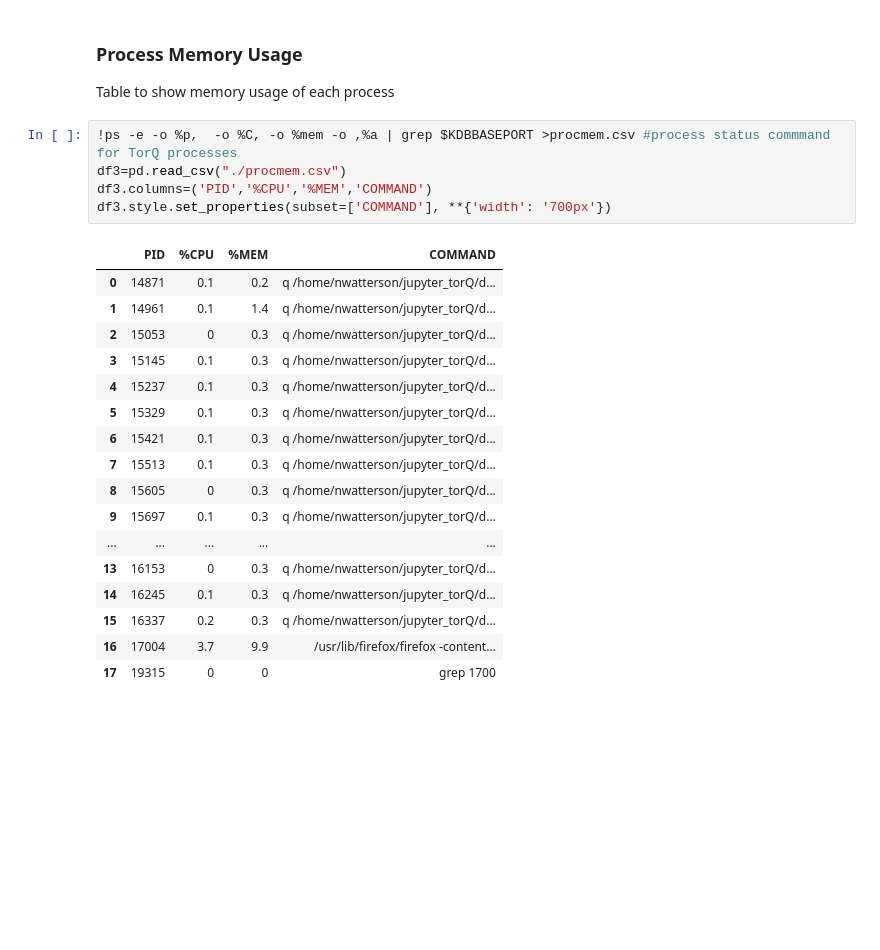
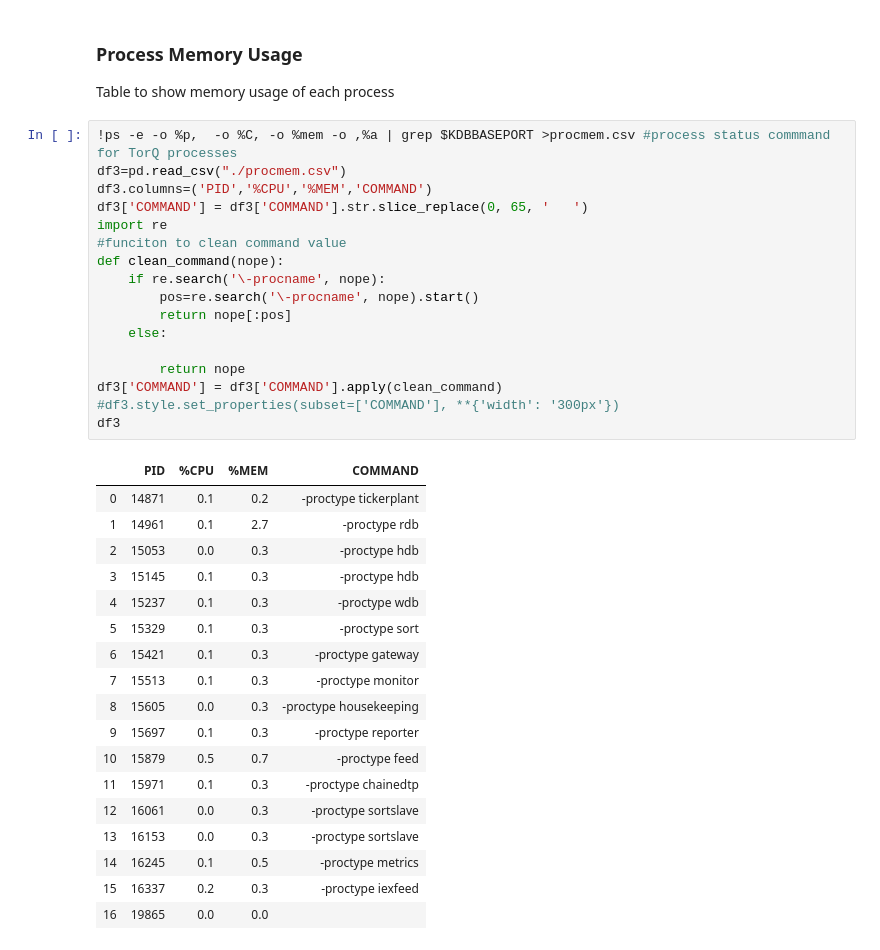
Before and after one commit to PeterSmiley/TorQ, a Jupyter notebook: test1.ipynb, the cells around one changed output. Drawn from its saved outputs; the diff is of its cells as text; blank space fills up the shorter version.

Commit message:
Edited proc mem table: shows just the proctype in command col

```diff
--- a/test1.ipynb
+++ b/test1.ipynb
@@ -288,23 +288,36 @@ Table to show memory usage of each process
 # %%
 !ps -e -o %p,  -o %C, -o %mem -o ,%a | grep $KDBBASEPORT >procmem.csv #process status commmand for TorQ processes
 df3=pd.read_csv("./procmem.csv")
 df3.columns=('PID','%CPU','%MEM','COMMAND')
-df3.style.set_properties(subset=['COMMAND'], **{'width': '700px'})
+df3['COMMAND'] = df3['COMMAND'].str.slice_replace(0, 65, '   ')
+import re
+#funciton to clean command value
+def clean_command(nope):
+    if re.search('\-procname', nope):
+        pos=re.search('\-procname', nope).start()
+        return nope[:pos]
+    else:
+
+        return nope
+df3['COMMAND'] = df3['COMMAND'].apply(clean_command)
+#df3.style.set_properties(subset=['COMMAND'], **{'width': '300px'})
+df3
 # %% [output]
 |  | PID | %CPU | %MEM | COMMAND |
-| 0 | 14871 | 0.1 | 0.2 | q /home/nwatterson/jupyter_torQ/d... |
-| 1 | 14961 | 0.1 | 1.4 | q /home/nwatterson/jupyter_torQ/d... |
-| 2 | 15053 | 0 | 0.3 | q /home/nwatterson/jupyter_torQ/d... |
-| 3 | 15145 | 0.1 | 0.3 | q /home/nwatterson/jupyter_torQ/d... |
-| 4 | 15237 | 0.1 | 0.3 | q /home/nwatterson/jupyter_torQ/d... |
-| 5 | 15329 | 0.1 | 0.3 | q /home/nwatterson/jupyter_torQ/d... |
-| 6 | 15421 | 0.1 | 0.3 | q /home/nwatterson/jupyter_torQ/d... |
-| 7 | 15513 | 0.1 | 0.3 | q /home/nwatterson/jupyter_torQ/d... |
-| 8 | 15605 | 0 | 0.3 | q /home/nwatterson/jupyter_torQ/d... |
-| 9 | 15697 | 0.1 | 0.3 | q /home/nwatterson/jupyter_torQ/d... |
-| ... | ... | ... | ... | ... |
-| 13 | 16153 | 0 | 0.3 | q /home/nwatterson/jupyter_torQ/d... |
-| 14 | 16245 | 0.1 | 0.3 | q /home/nwatterson/jupyter_torQ/d... |
-| 15 | 16337 | 0.2 | 0.3 | q /home/nwatterson/jupyter_torQ/d... |
-| 16 | 17004 | 3.7 | 9.9 | /usr/lib/firefox/firefox -content... |
-| 17 | 19315 | 0 | 0 | grep 1700 |
+| 0 | 14871 | 0.1 | 0.2 | -proctype tickerplant |
+| 1 | 14961 | 0.1 | 2.7 | -proctype rdb |
+| 2 | 15053 | 0.0 | 0.3 | -proctype hdb |
+| 3 | 15145 | 0.1 | 0.3 | -proctype hdb |
+| 4 | 15237 | 0.1 | 0.3 | -proctype wdb |
+| 5 | 15329 | 0.1 | 0.3 | -proctype sort |
+| 6 | 15421 | 0.1 | 0.3 | -proctype gateway |
+| 7 | 15513 | 0.1 | 0.3 | -proctype monitor |
+| 8 | 15605 | 0.0 | 0.3 | -proctype housekeeping |
+| 9 | 15697 | 0.1 | 0.3 | -proctype reporter |
+| 10 | 15879 | 0.5 | 0.7 | -proctype feed |
+| 11 | 15971 | 0.1 | 0.3 | -proctype chainedtp |
+| 12 | 16061 | 0.0 | 0.3 | -proctype sortslave |
+| 13 | 16153 | 0.0 | 0.3 | -proctype sortslave |
+| 14 | 16245 | 0.1 | 0.5 | -proctype metrics |
+| 15 | 16337 | 0.2 | 0.3 | -proctype iexfeed |
+| 16 | 19865 | 0.0 | 0.0 |  |
```
